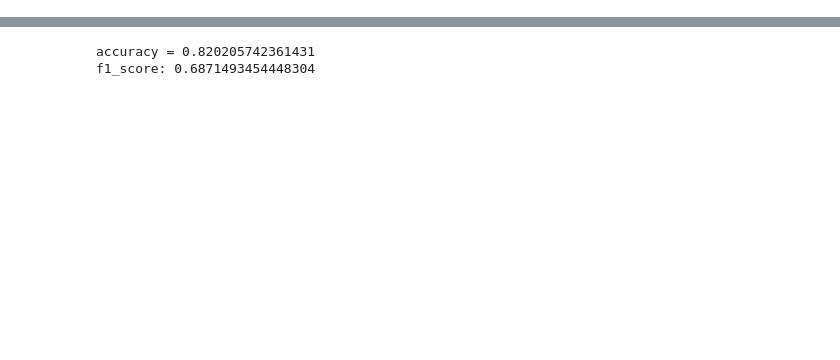
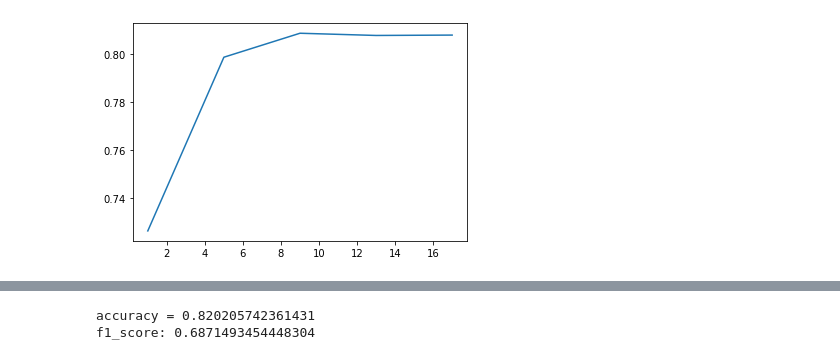
Before and after one commit to avanomen/EECS545-Final-Project, a Jupyter notebook: xgboost2_census.ipynb, the cells around one changed output, grey strips where cells are left out. Drawn from its saved outputs; the diff is of its cells as text; code cells hidden in the pictures; blank space fills up the shorter version.

```diff
--- a/xgboost2_census.ipynb
+++ b/xgboost2_census.ipynb
@@ -268,0 +118,20 @@ training time: 47.77593679428101 min
+# %%
+%%time
+max_depth = [1, 5, 9, 13, 17]
+acc_max_depth = np.zeros(len(max_depth))
+
+for idx, each in enumerate(max_depth):
+    model_br = xgboost2.XGBoostClassifier()
+    model_br.fit(X_train.values[:train_num,:], y_train['income'].values[:train_num],
+                 reg = parameters['reg'],
+                 gamma = parameters['gamma'],
+                 feature_sel = parameters['feature_sel'],
+                 max_depth = each,
+                 min_child_weight = parameters['min_child_weight'],
+                 min_num_leaf = parameters['min_num_leaf'],
+                 boosting_rounds = parameters['boosting_rounds'],
+                 lr = parameters['lr'])
+    pred = model_br.predict(X_test.values)
+    acc_max_depth[idx] = np.sum(pred == y_test['income'].values)/len(pred)
+
+print(acc_max_depth)
@@ -268,0 +156,6 @@ training time: 47.77593679428101 min
+# %%
+import matplotlib.pyplot as plt
+plt.plot(max_depth, acc_max_depth)
+plt.show()
+# %% [output]
+[figure, added]
```
Also changed, not shown: parts of 19 cells of this notebook, 3 other files.
